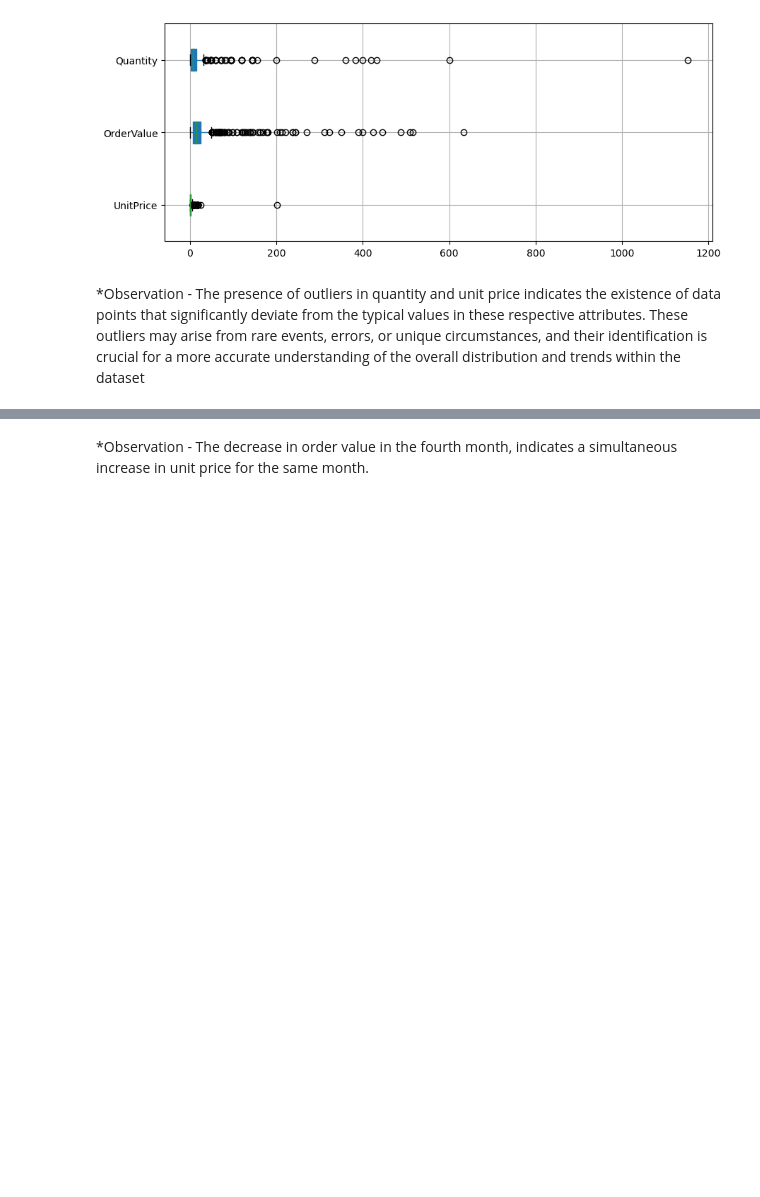
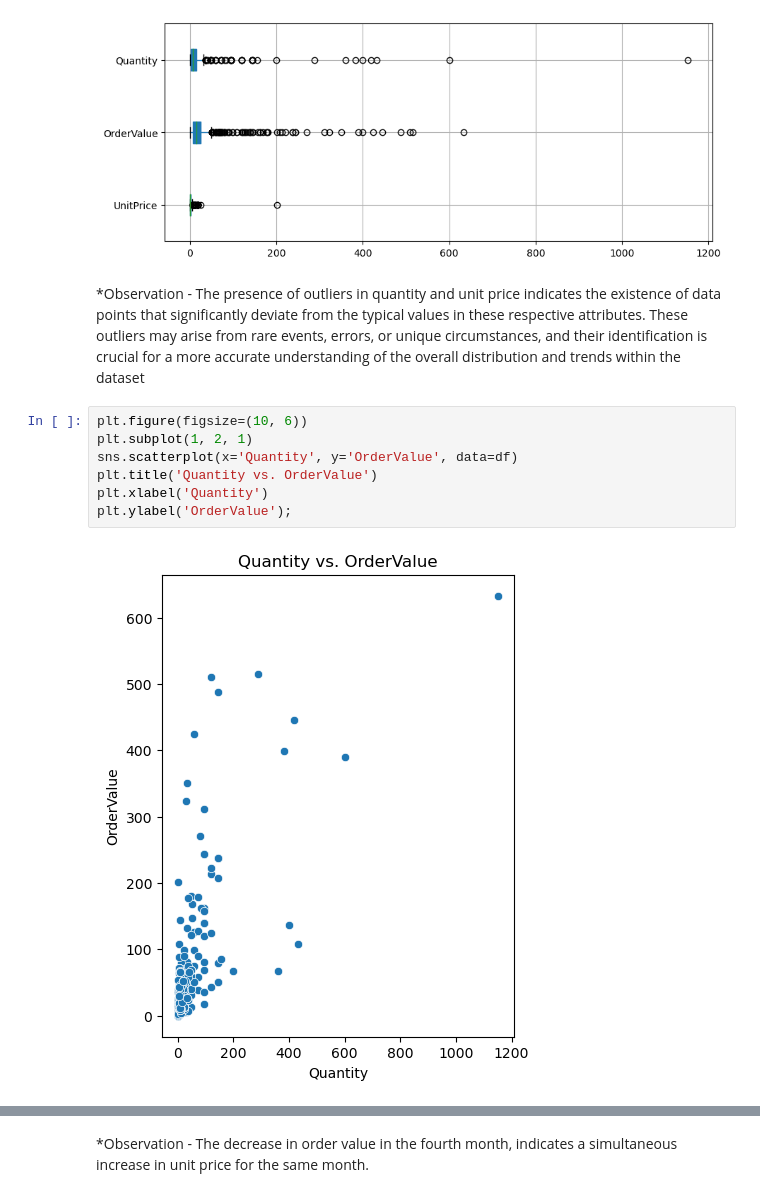
Before and after one commit to MoreRukmini/Capstone-Project, a Jupyter notebook: EDA Project.ipynb, the cells around one changed output, grey strips where cells are left out. Drawn from its saved outputs; the diff is of its cells as text; blank space fills up the shorter version.

```diff
--- a/EDA Project.ipynb
+++ b/EDA Project.ipynb
@@ -238,5 +240,14 @@ df[numeric_columns].boxplot(vert=False, patch_artist=True)
 plt.show()
 # %% [output]
 [figure]
-# %% [markdown]
-*Observation - The presence of outliers in quantity and unit price indicates the existence of data points that significantly deviate from the typical values in these respective attributes. These outliers may arise from rare events, errors, or unique circumstances, and their identification is crucial for a more accurate understanding of the overall distribution and trends within the dataset
+# %% [markdown]
+*Observation - The presence of outliers in quantity and unit price indicates the existence of data points that significantly deviate from the typical values in these respective attributes. These outliers may arise from rare events, errors, or unique circumstances, and their identification is crucial for a more accurate understanding of the overall distribution and trends within the dataset
+# %%
+plt.figure(figsize=(10, 6))
+plt.subplot(1, 2, 1)
+sns.scatterplot(x='Quantity', y='OrderValue', data=df)
+plt.title('Quantity vs. OrderValue')
+plt.xlabel('Quantity')
+plt.ylabel('OrderValue');
+# %% [output]
+[figure, added]
```
Also changed, not shown: parts of 32 cells of this notebook.
